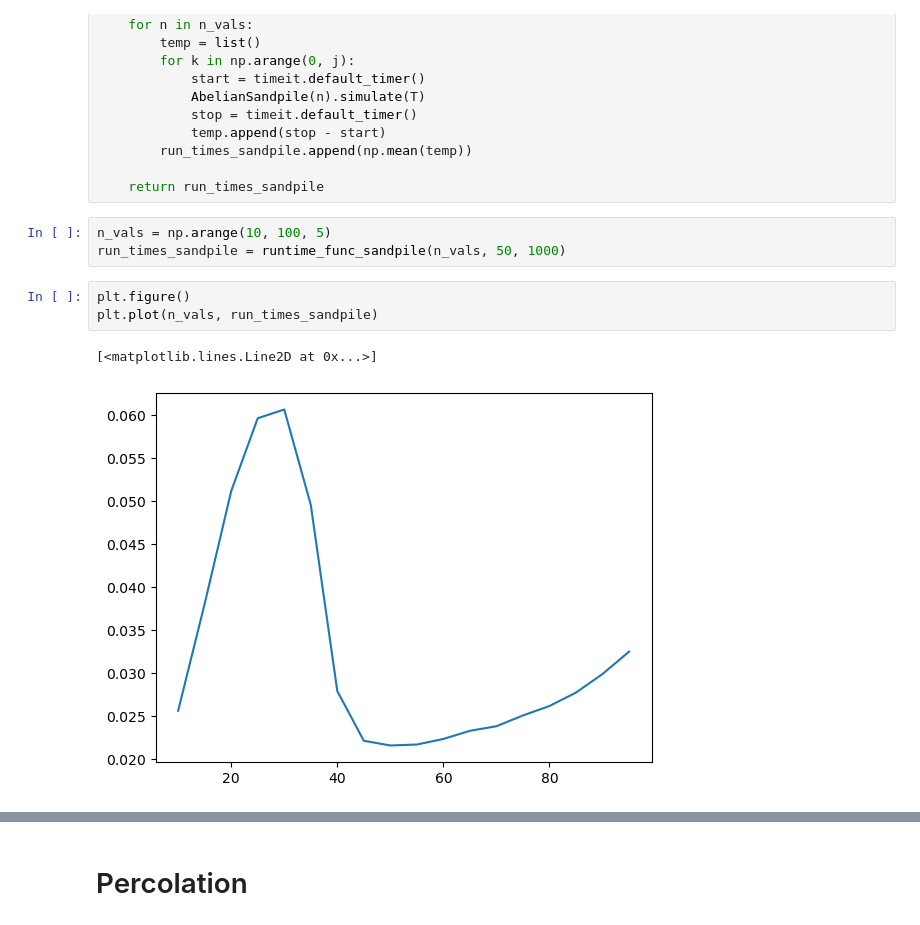
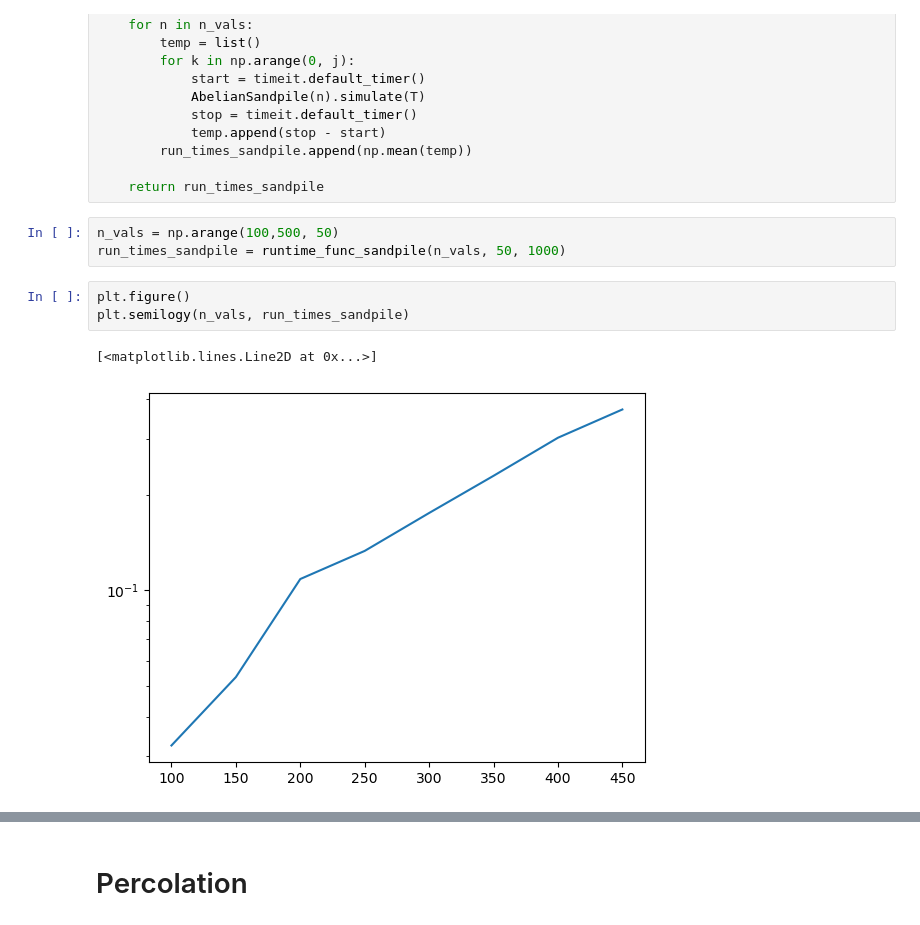
Before and after one commit to swilliamson7/comp_physics_sw, a Jupyter notebook: hw/hw1_solutions_sw.ipynb, the cells around one changed output, grey strips where cells are left out. Drawn from its saved outputs; the diff is of its cells as text.

```diff
--- a/hw/hw1_solutions_sw.ipynb
+++ b/hw/hw1_solutions_sw.ipynb
@@ -216,11 +215,11 @@ def runtime_func_sandpile(n_vals, j, T):
 
     return run_times_sandpile
 # %%
-n_vals = np.arange(10, 100, 5)
+n_vals = np.arange(100,500, 50)
 run_times_sandpile = runtime_func_sandpile(n_vals, 50, 1000)
 # %%
 plt.figure()
-plt.plot(n_vals, run_times_sandpile)
+plt.semilogy(n_vals, run_times_sandpile)
 # %% [output]
 [<matplotlib.lines.Line2D at 0x...>]
-[figure, old version]
+[figure, new version]
```
Also changed, not shown: parts of 24 cells of this notebook.
